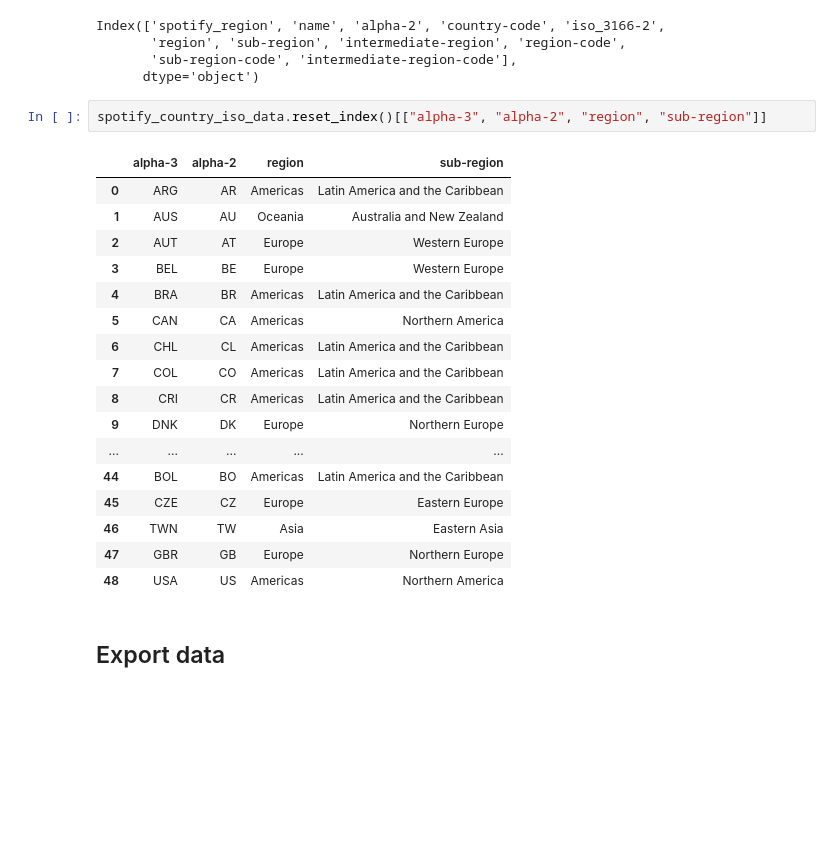
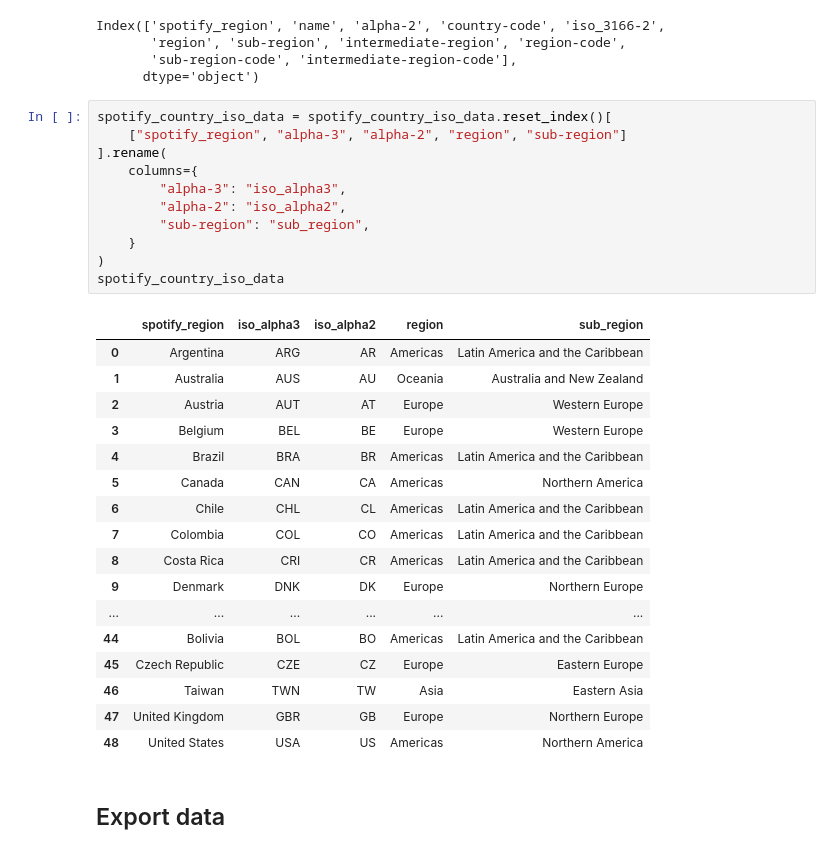
Before and after one commit to Sejmou/exploring-spotify-charts, a Jupyter notebook: data_exploration_and_crawling/top50/extract_spotify_region_country_data.ipynb, the cells around one changed output. Saved outputs shown, nothing was run; the diff lists cells and outputs as text; blank space fills up the shorter version.

Commit message:
fix error in spotify country data notebook

```diff
--- a/data_exploration_and_crawling/top50/extract_spotify_region_country_data.ipynb
+++ b/data_exploration_and_crawling/top50/extract_spotify_region_country_data.ipynb
@@ -225,25 +225,34 @@ Index(['spotify_region', 'name', 'alpha-2', 'country-code', 'iso_3166-2',
        'sub-region-code', 'intermediate-region-code'],
       dtype='object')
 # %%
-spotify_country_iso_data.reset_index()[["alpha-3", "alpha-2", "region", "sub-region"]]
+spotify_country_iso_data = spotify_country_iso_data.reset_index()[
+    ["spotify_region", "alpha-3", "alpha-2", "region", "sub-region"]
+].rename(
+    columns={
+        "alpha-3": "iso_alpha3",
+        "alpha-2": "iso_alpha2",
+        "sub-region": "sub_region",
+    }
+)
+spotify_country_iso_data
 # %% [output]
-|  | alpha-3 | alpha-2 | region | sub-region |
-| 0 | ARG | AR | Americas | Latin America and the Caribbean |
-| 1 | AUS | AU | Oceania | Australia and New Zealand |
-| 2 | AUT | AT | Europe | Western Europe |
-| 3 | BEL | BE | Europe | Western Europe |
-| 4 | BRA | BR | Americas | Latin America and the Caribbean |
-| 5 | CAN | CA | Americas | Northern America |
-| 6 | CHL | CL | Americas | Latin America and the Caribbean |
-| 7 | COL | CO | Americas | Latin America and the Caribbean |
-| 8 | CRI | CR | Americas | Latin America and the Caribbean |
-| 9 | DNK | DK | Europe | Northern Europe |
-| ... | ... | ... | ... | ... |
-| 44 | BOL | BO | Americas | Latin America and the Caribbean |
-| 45 | CZE | CZ | Europe | Eastern Europe |
-| 46 | TWN | TW | Asia | Eastern Asia |
-| 47 | GBR | GB | Europe | Northern Europe |
-| 48 | USA | US | Americas | Northern America |
+|  | spotify_region | iso_alpha3 | iso_alpha2 | region | sub_region |
+| 0 | Argentina | ARG | AR | Americas | Latin America and the Caribbean |
+| 1 | Australia | AUS | AU | Oceania | Australia and New Zealand |
+| 2 | Austria | AUT | AT | Europe | Western Europe |
+| 3 | Belgium | BEL | BE | Europe | Western Europe |
+| 4 | Brazil | BRA | BR | Americas | Latin America and the Caribbean |
+| 5 | Canada | CAN | CA | Americas | Northern America |
+| 6 | Chile | CHL | CL | Americas | Latin America and the Caribbean |
+| 7 | Colombia | COL | CO | Americas | Latin America and the Caribbean |
+| 8 | Costa Rica | CRI | CR | Americas | Latin America and the Caribbean |
+| 9 | Denmark | DNK | DK | Europe | Northern Europe |
+| ... | ... | ... | ... | ... | ... |
+| 44 | Bolivia | BOL | BO | Americas | Latin America and the Caribbean |
+| 45 | Czech Republic | CZE | CZ | Europe | Eastern Europe |
+| 46 | Taiwan | TWN | TW | Asia | Eastern Asia |
+| 47 | United Kingdom | GBR | GB | Europe | Northern Europe |
+| 48 | United States | USA | US | Americas | Northern America |
 # %% [markdown]
 ## Export data
 # %%
```
Also changed, not shown: parts of 1 cell of this notebook.
